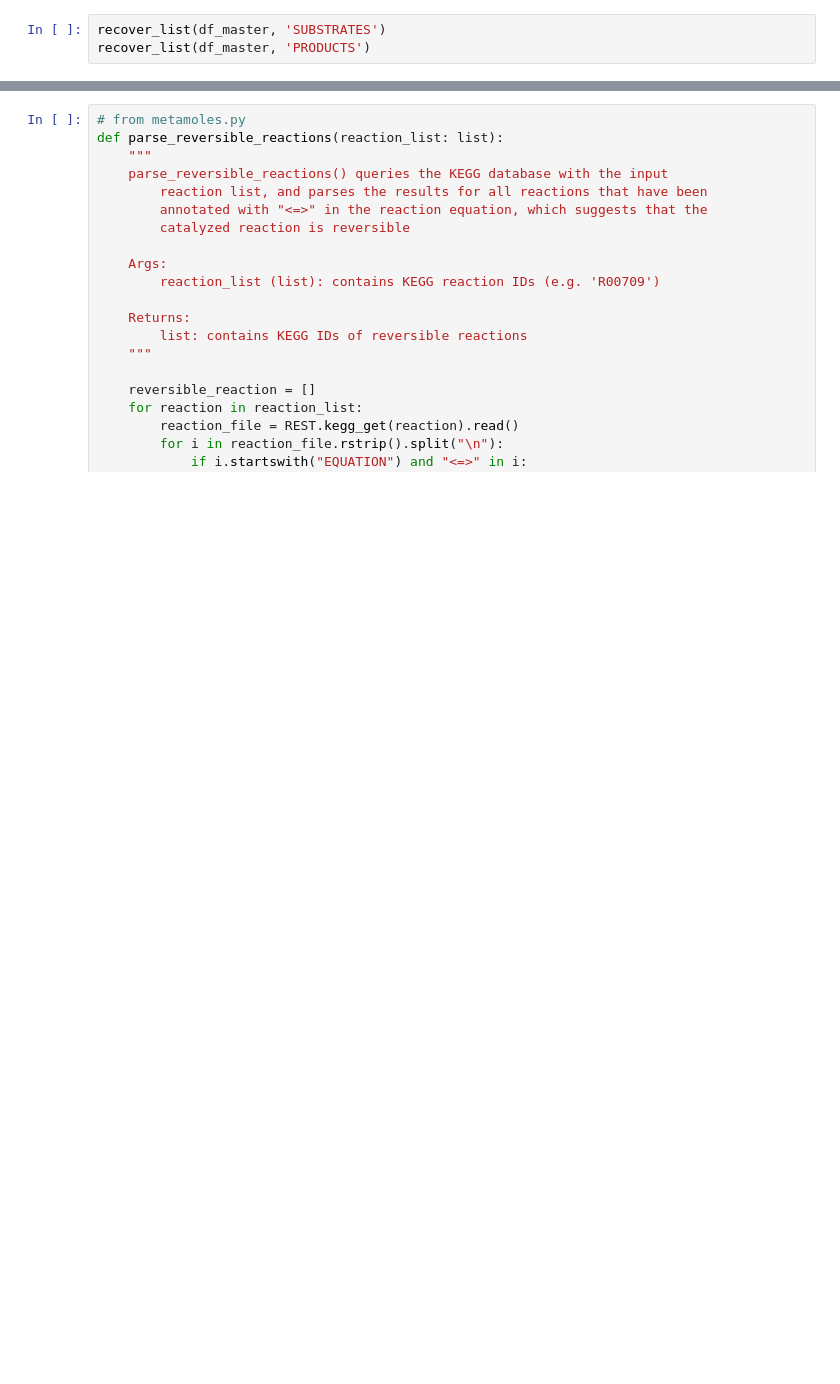
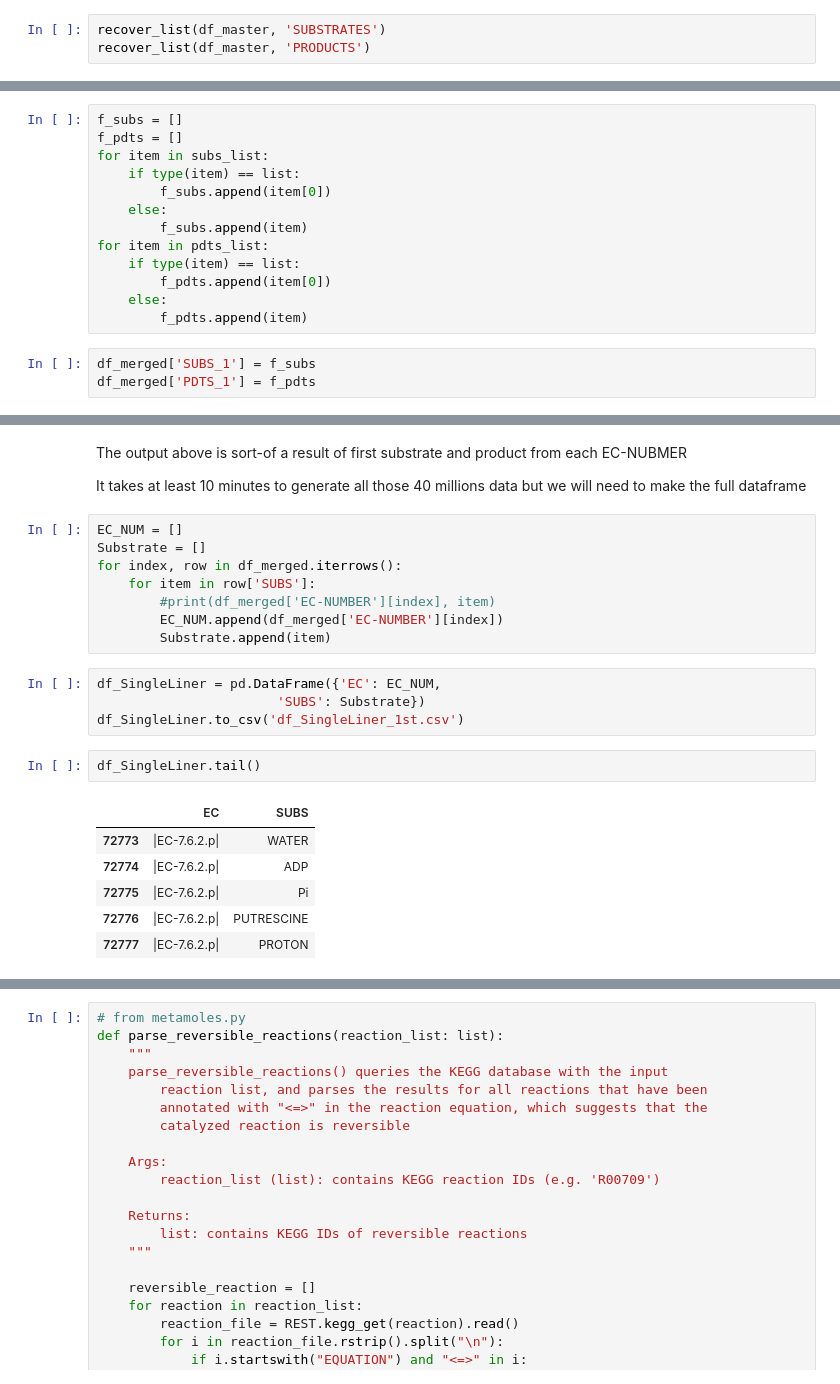
Before and after one commit to metamoles/metamoles, a Jupyter notebook: notebooks/Data_organization.ipynb, the cells around one changed output, grey strips where cells are left out. Cells and saved outputs as stored; diff of their text form; blank space fills up the shorter version.

```diff
--- a/notebooks/Data_organization.ipynb
+++ b/notebooks/Data_organization.ipynb
@@ -630,0 +673,16 @@ df_merged.to_csv('df_merged.csv')
+# %%
+f_subs = []
+f_pdts = []
+for item in subs_list:
+    if type(item) == list:
+        f_subs.append(item[0])
+    else:
+        f_subs.append(item)
+for item in pdts_list:
+    if type(item) == list:
+        f_pdts.append(item[0])
+    else:
+        f_pdts.append(item)
+# %%
+df_merged['SUBS_1'] = f_subs
+df_merged['PDTS_1'] = f_pdts
@@ -630,0 +715,25 @@ df_merged.to_csv('df_merged.csv')
+# %% [markdown]
+The output above is sort-of a result of first substrate and product from each EC-NUBMER
+
+It takes at least 10 minutes to generate all those 40 millions data but we will need to make the full dataframe
+# %%
+EC_NUM = []
+Substrate = []
+for index, row in df_merged.iterrows():
+    for item in row['SUBS']:
+        #print(df_merged['EC-NUMBER'][index], item)
+        EC_NUM.append(df_merged['EC-NUMBER'][index])
+        Substrate.append(item)
+# %%
+df_SingleLiner = pd.DataFrame({'EC': EC_NUM,
+                       'SUBS': Substrate})
+df_SingleLiner.to_csv('df_SingleLiner_1st.csv')
+# %%
+df_SingleLiner.tail()
+# %% [output]
+|  | EC | SUBS |
+| 72773 | |EC-7.6.2.p| | WATER |
+| 72774 | |EC-7.6.2.p| | ADP |
+| 72775 | |EC-7.6.2.p| | Pi |
+| 72776 | |EC-7.6.2.p| | PUTRESCINE |
+| 72777 | |EC-7.6.2.p| | PROTON |
```
Also changed, not shown: parts of 16 cells of this notebook.
